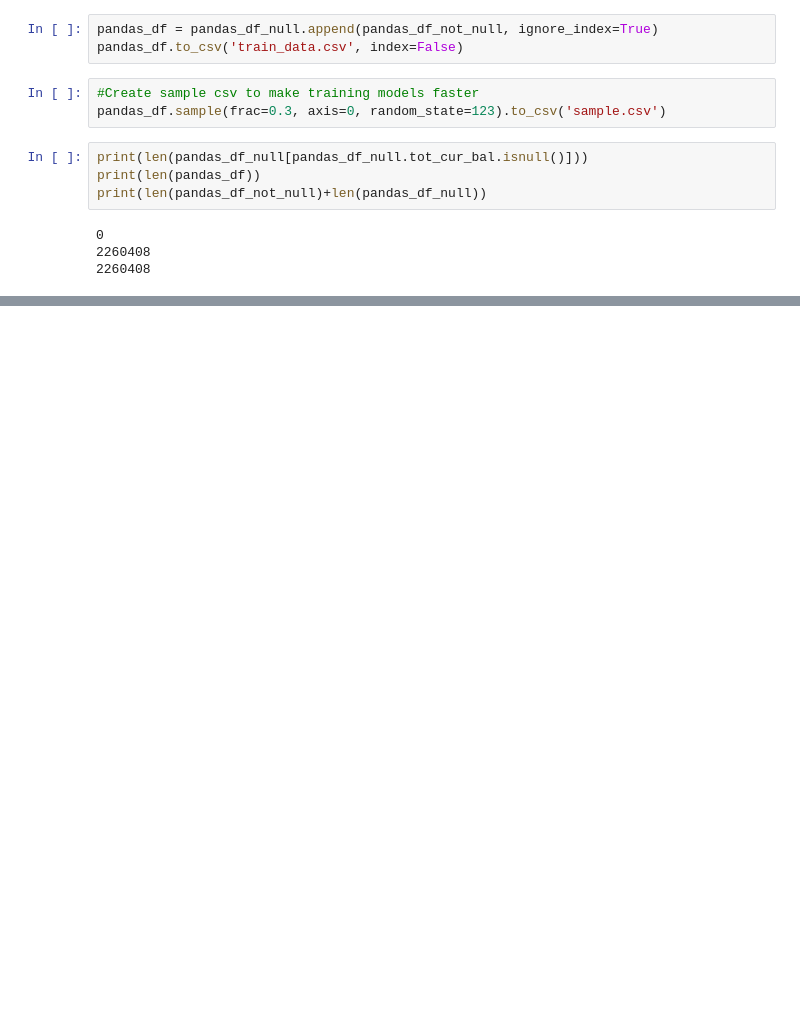
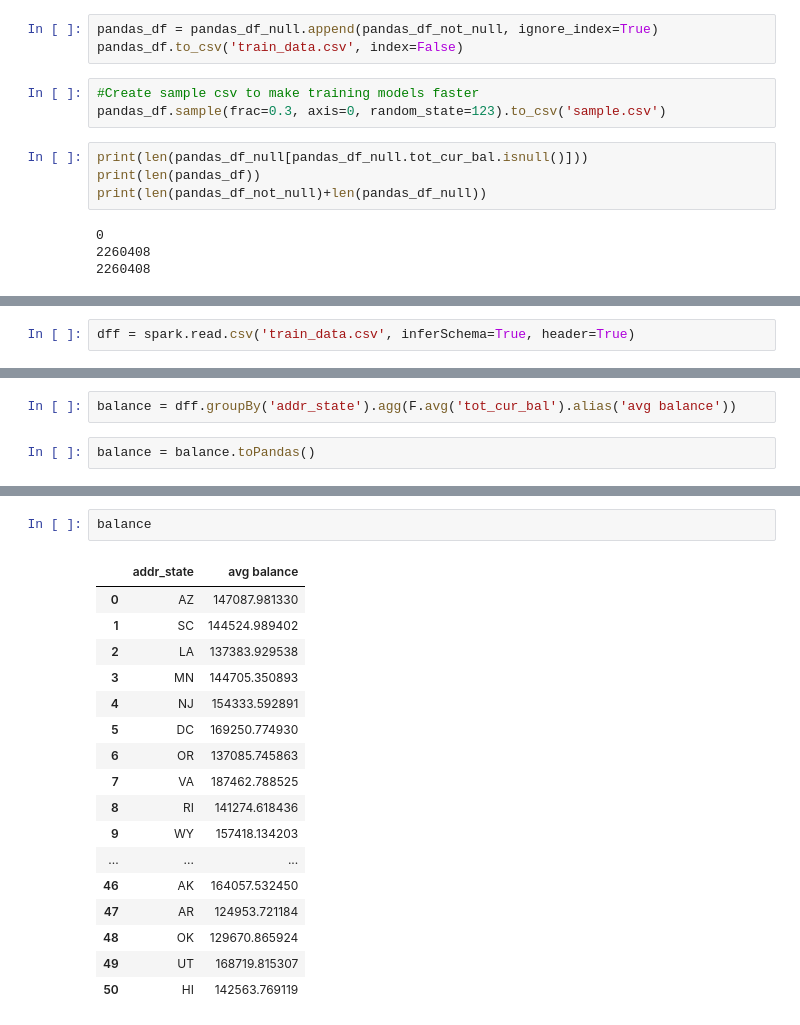
Before and after one commit to matthew-e-thomas/Spark_ML_DS5559, a Jupyter notebook: Final_Project_DS5559_data.ipynb, the cells around one changed output, grey strips where cells are left out. Drawn from its saved outputs; the diff is of its cells as text; blank space fills up the shorter version.

```diff
--- a/Final_Project_DS5559_data.ipynb
+++ b/Final_Project_DS5559_data.ipynb
@@ -488,0 +491,2 @@ print(len(pandas_df_not_null)+len(pandas_df_null))
+# %%
+dff = spark.read.csv('train_data.csv', inferSchema=True, header=True)
@@ -488,0 +522,4 @@ print(len(pandas_df_not_null)+len(pandas_df_null))
+# %%
+balance = dff.groupBy('addr_state').agg(F.avg('tot_cur_bal').alias('avg balance'))
+# %%
+balance = balance.toPandas()
@@ -488,0 +546,20 @@ print(len(pandas_df_not_null)+len(pandas_df_null))
+# %%
+balance
+# %% [output]
+|  | addr_state | avg balance |
+| 0 | AZ | 147087.981330 |
+| 1 | SC | 144524.989402 |
+| 2 | LA | 137383.929538 |
+| 3 | MN | 144705.350893 |
+| 4 | NJ | 154333.592891 |
+| 5 | DC | 169250.774930 |
+| 6 | OR | 137085.745863 |
+| 7 | VA | 187462.788525 |
+| 8 | RI | 141274.618436 |
+| 9 | WY | 157418.134203 |
+| ... | ... | ... |
+| 46 | AK | 164057.532450 |
+| 47 | AR | 124953.721184 |
+| 48 | OK | 129670.865924 |
+| 49 | UT | 168719.815307 |
+| 50 | HI | 142563.769119 |
```
Also changed, not shown: parts of 6 cells of this notebook.
